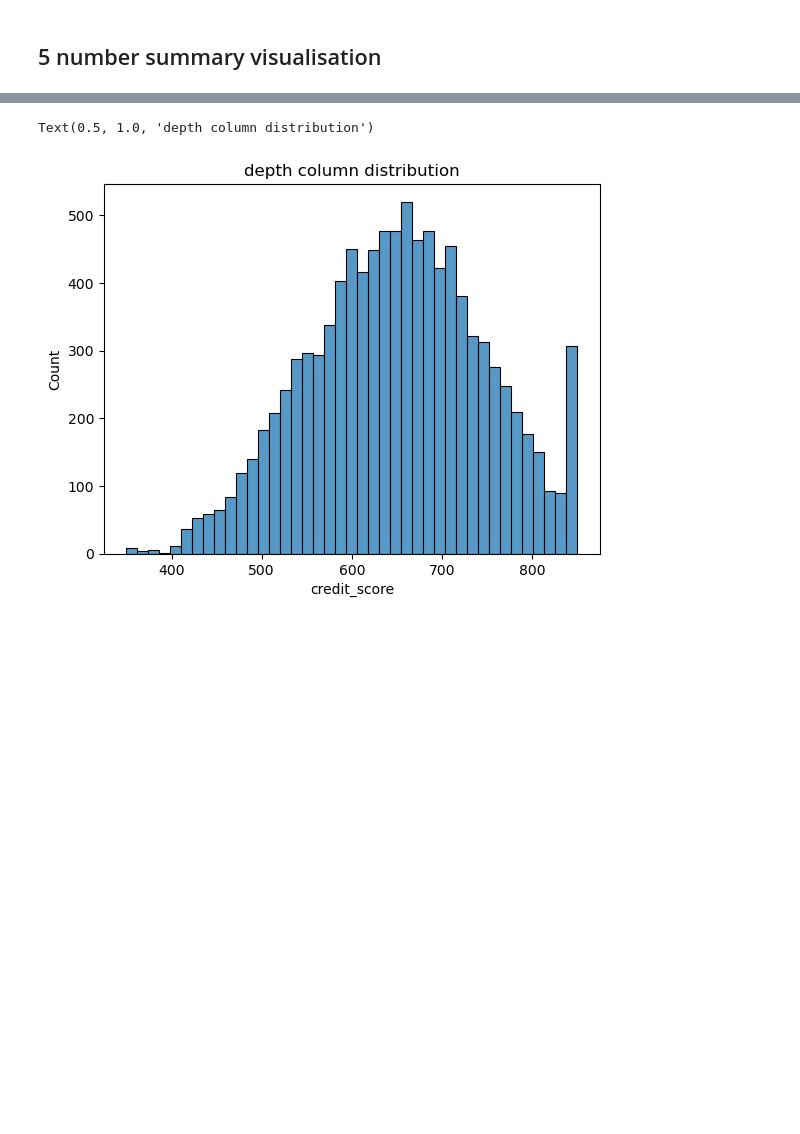
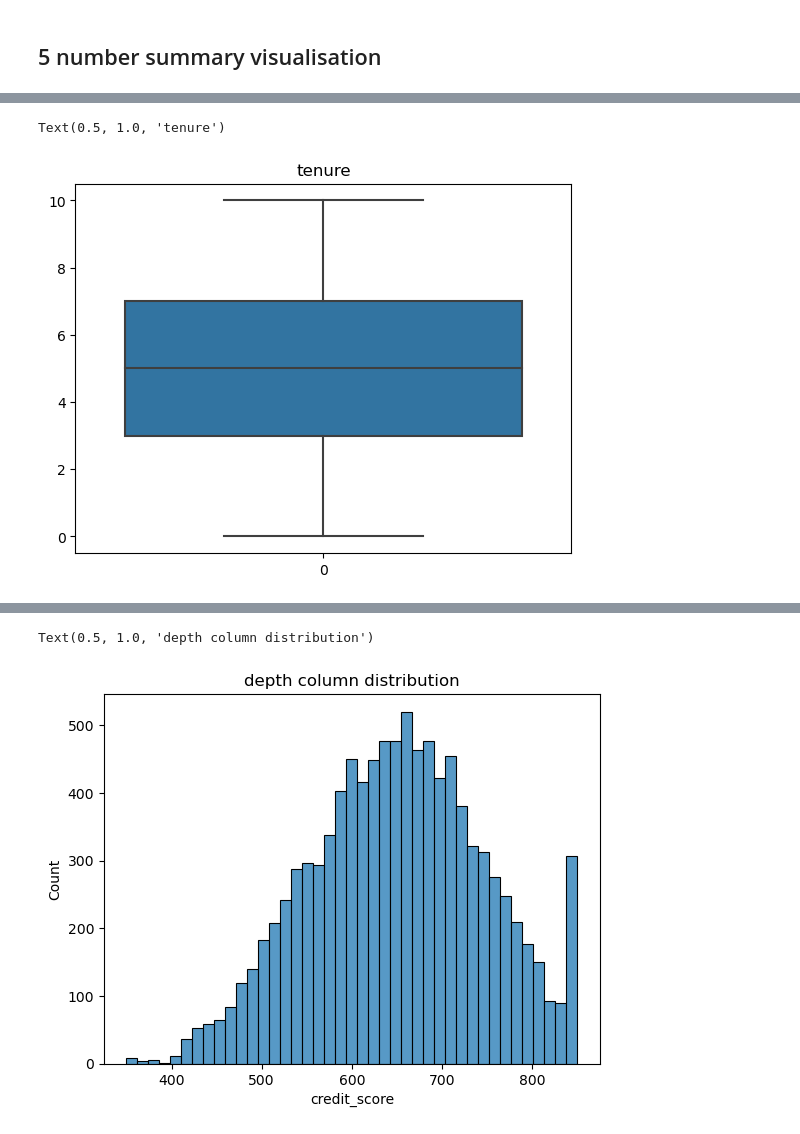
Before and after one commit to Ayomide-ola/Statistics_for_DA, a Jupyter notebook: Bank_churn_Discriptive_stat/Bank_Churn.ipynb, the cells around one changed output, grey strips where cells are left out. Drawn from its saved outputs; the diff is of its cells as text; code cells hidden in the pictures; blank space fills up the shorter version.

```diff
--- a/Bank_churn_Discriptive_stat/Bank_Churn.ipynb
+++ b/Bank_churn_Discriptive_stat/Bank_Churn.ipynb
@@ -354,0 +576,7 @@ This are the inter quartile range(IQR). They measure the spread of the data ***(
+# %%
+sns.boxplot(data=churn["tenure"])
+plt.title("tenure")
+# No outliers
+# %% [output]
+Text(0.5, 1.0, 'tenure')
+[figure, added]
```
Also changed, not shown: parts of 74 cells of this notebook.
